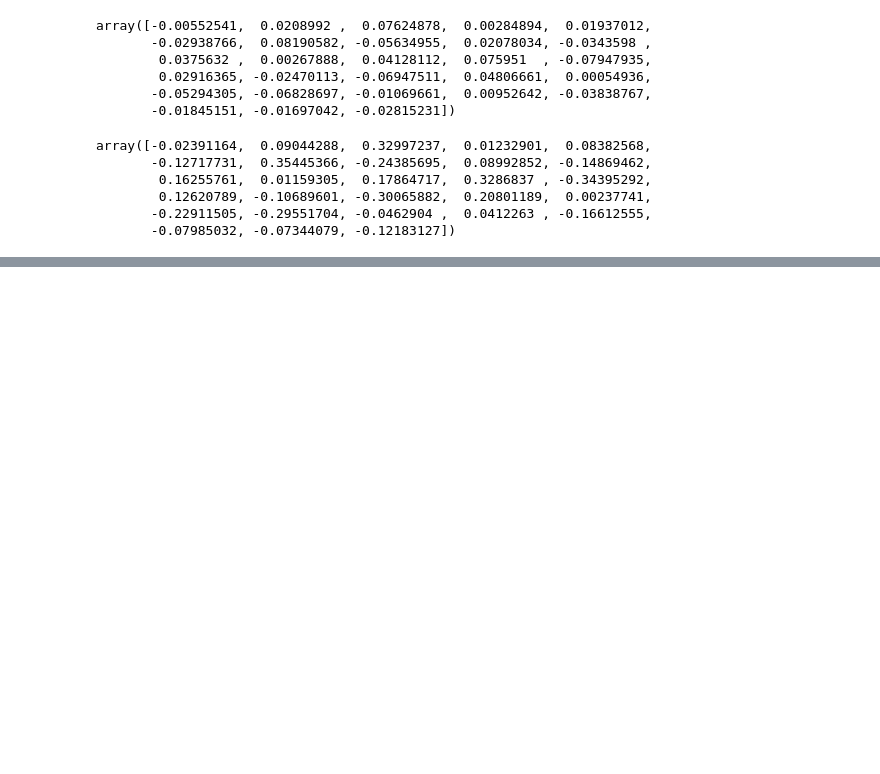
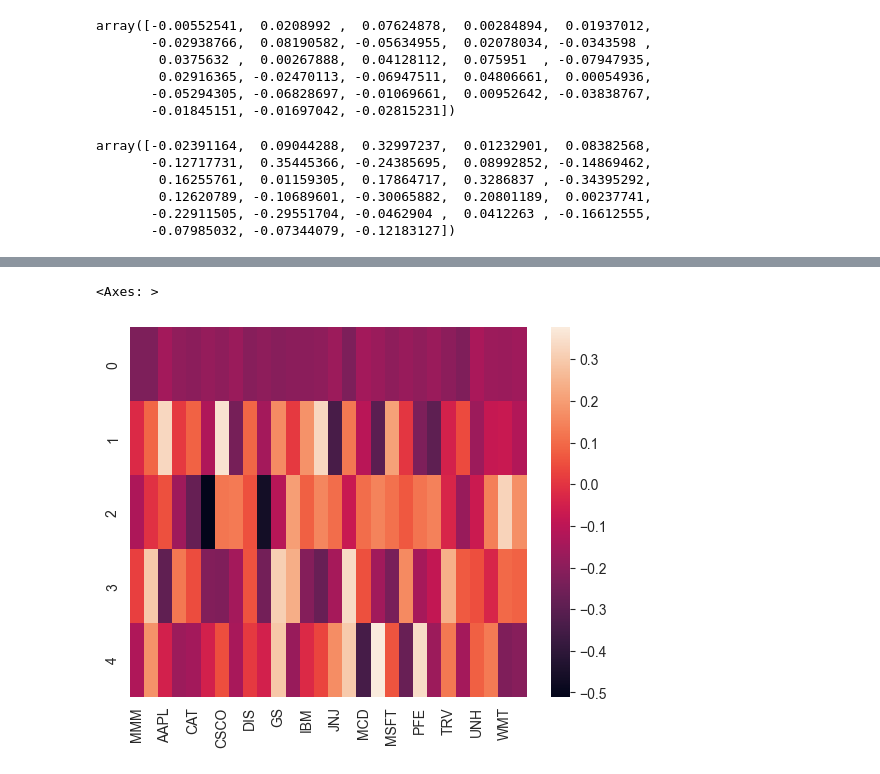
Before and after one commit to MJ-Peters/ADFT-Portfolio-Management-Coursework, a Jupyter notebook: CD22398.ipynb, the cells around one changed output, grey strips where cells are left out. Cells and saved outputs as stored; diff of their text form; code cells hidden in the pictures; blank space fills up the shorter version.

```diff
--- a/CD22398.ipynb
+++ b/CD22398.ipynb
@@ -483,0 +510,6 @@ array([-0.02391164,  0.09044288,  0.32997237,  0.01232901,  0.08382568,
+# %%
+# plotting heatmap to show the contribution of each component to each eigenvector
+sns.heatmap(djia_topPortfolios)
+# %% [output]
+<Axes: >
+[figure, added]
```
Also changed, not shown: parts of 3 cells of this notebook.
